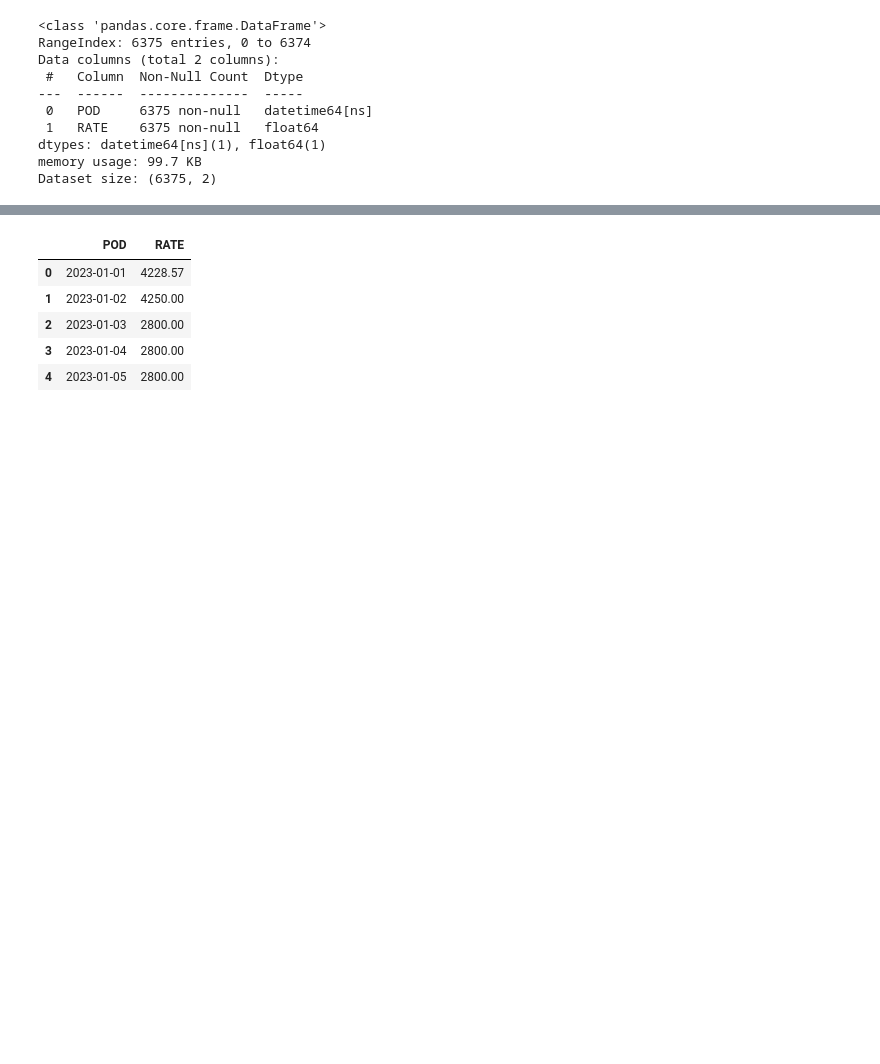
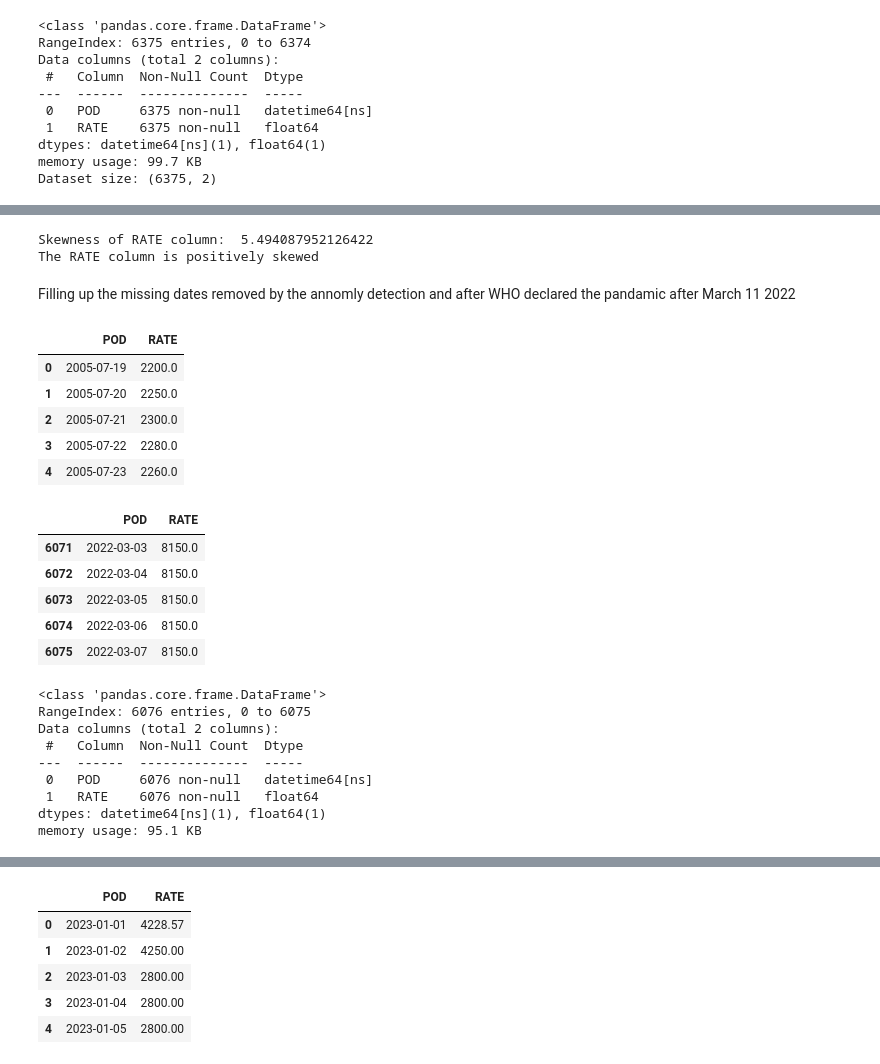
Before and after one commit to aloysiuswjw/Cost-Rate-Analysis, a Jupyter notebook: fc_main.ipynb, the cells around one changed output, grey strips where cells are left out. Saved outputs shown, nothing was run; the diff lists cells and outputs as text; code cells hidden in the pictures; blank space fills up the shorter version.

```diff
--- a/fc_main.ipynb
+++ b/fc_main.ipynb
@@ -60,0 +129,60 @@ Dataset size: (6375, 2)
+# %%
+skewness = skew(df_before['RATE'])
+
+# print the skewness value
+print("Skewness of RATE column: ", skewness)
+
+# check if the skewness is positive or negative
+if skewness > 0:
+    print("The RATE column is positively skewed")
+elif skewness < 0:
+    print("The RATE column is negatively skewed")
+else:
+    print("The RATE column is symmetric")
+# %% [output]
+Skewness of RATE column:  5.494087952126422
+The RATE column is positively skewed
+# %% [markdown]
+Filling up the missing dates removed by the annomly detection and after WHO declared the pandamic after March 11 2022
+# %%
+# Set the POD column as the index
+df_before.set_index('POD', inplace=True)
+
+# Interpolate missing dates in the POD column
+df_before = df_before.resample('D').interpolate(method='time')
+
+# Resample to daily frequency and aggregate RATE using mean
+df_before = df_before.resample('D').agg({'RATE': 'median'})
+
+# Reset index to have POD as a column again
+df_before = df_before.reset_index()
+
+# Making Rate as a float in 2dp
+df_before['RATE'] = df_before['RATE'].round(2).astype(float)
+
+# Print the resulting dataframe
+df_before.head()
+df_before.tail()
+df_before.info()
+# %% [output]
+|  | POD | RATE |
+| 0 | 2005-07-19 | 2200.0 |
+| 1 | 2005-07-20 | 2250.0 |
+| 2 | 2005-07-21 | 2300.0 |
+| 3 | 2005-07-22 | 2280.0 |
+| 4 | 2005-07-23 | 2260.0 |
+|  | POD | RATE |
+| 6071 | 2022-03-03 | 8150.0 |
+| 6072 | 2022-03-04 | 8150.0 |
+| 6073 | 2022-03-05 | 8150.0 |
+| 6074 | 2022-03-06 | 8150.0 |
+| 6075 | 2022-03-07 | 8150.0 |
+<class 'pandas.core.frame.DataFrame'>
+RangeIndex: 6076 entries, 0 to 6075
+Data columns (total 2 columns):
+ #   Column  Non-Null Count  Dtype
+---  ------  --------------  -----
+ 0   POD     6076 non-null   datetime64[ns]
+ 1   RATE    6076 non-null   float64
+dtypes: datetime64[ns](1), float64(1)
+memory usage: 95.1 KB
```
Also changed, not shown: parts of 12 cells of this notebook, 1 other file.
